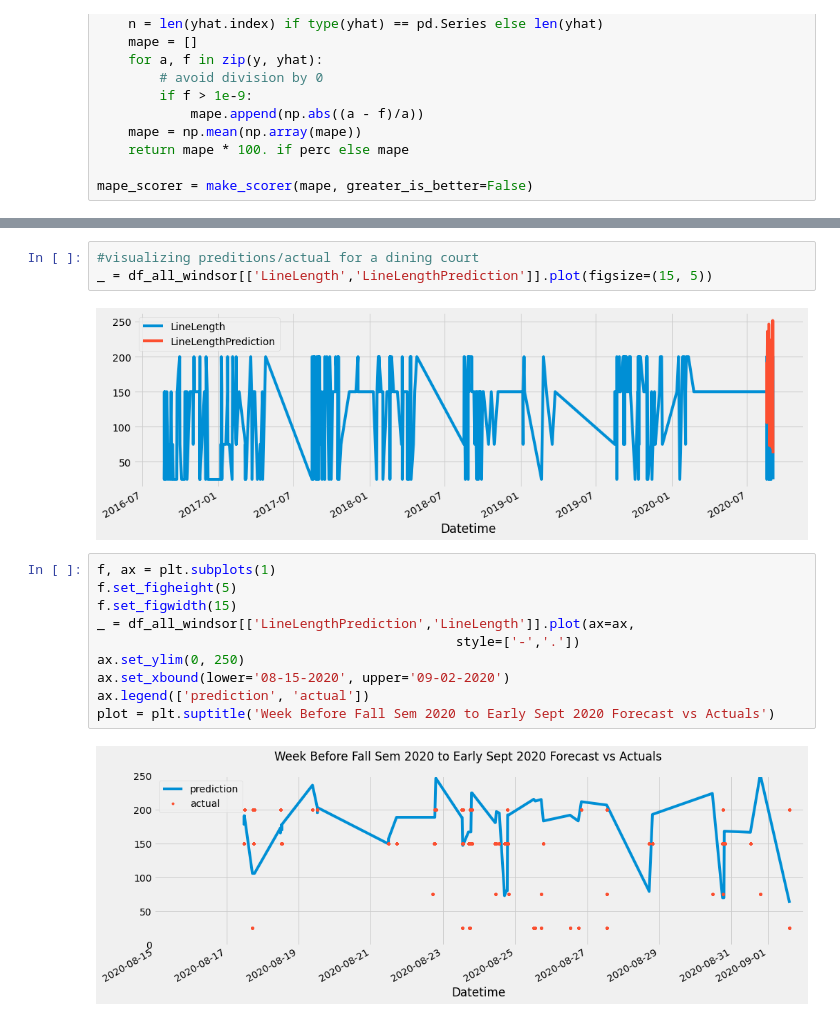
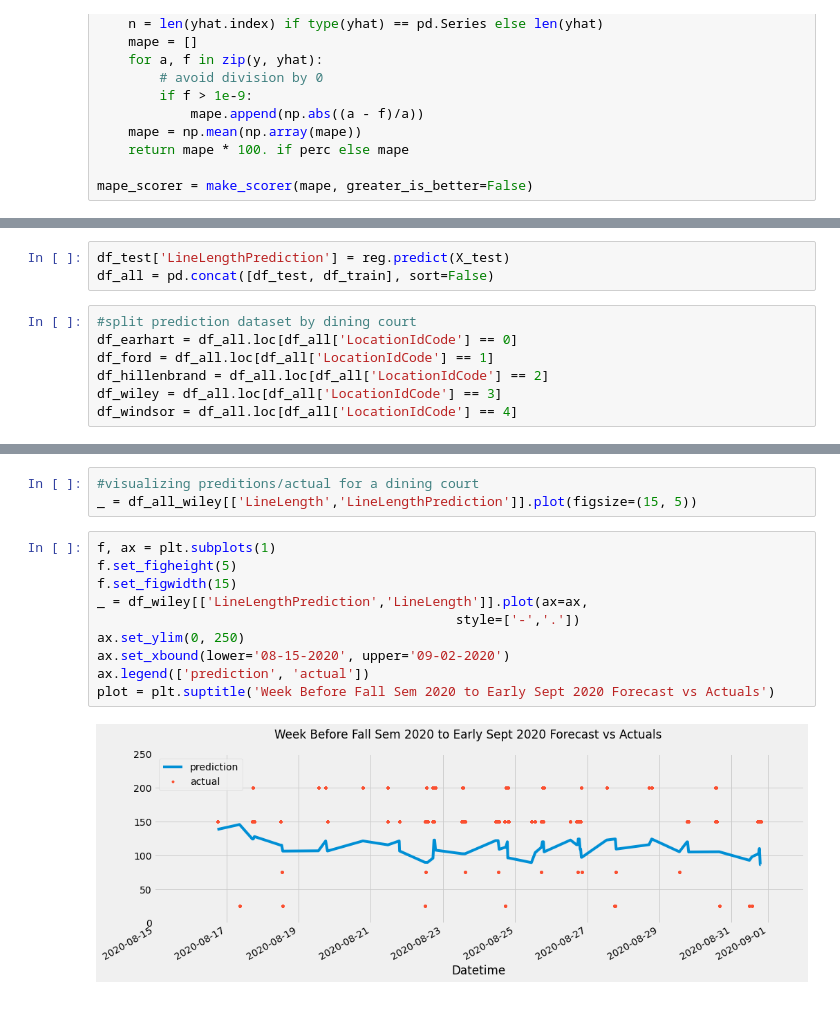
Before and after one commit to PurdueEats/backend, a Jupyter notebook: backend/XGBoost/XgbregressActual.ipynb, the cells around one changed output, grey strips where cells are left out. Cells and saved outputs as stored; diff of their text form.

Commit message:
added pickle file, modified xgboost ipynb for better formatting, attempted experiemental datasets

```diff
--- a/backend/XGBoost/XgbregressActual.ipynb
+++ b/backend/XGBoost/XgbregressActual.ipynb
@@ -358,3 +310,13 @@ print(f"Root mean square error cross-validation/test: {cv_score:.4f} / {test_sco
+# %%
+df_test['LineLengthPrediction'] = reg.predict(X_test)
+df_all = pd.concat([df_test, df_train], sort=False)
+# %%
+#split prediction dataset by dining court
+df_earhart = df_all.loc[df_all['LocationIdCode'] == 0]
+df_ford = df_all.loc[df_all['LocationIdCode'] == 1]
+df_hillenbrand = df_all.loc[df_all['LocationIdCode'] == 2]
+df_wiley = df_all.loc[df_all['LocationIdCode'] == 3]
+df_windsor = df_all.loc[df_all['LocationIdCode'] == 4]
 # %%
 f, ax = plt.subplots(1)
 f.set_figheight(5)
@@ -481,20 +380,18 @@ df_all_windsor.LineLengthPrediction = df_all_windsor.LineLengthPrediction * 1.25
 # %%
 #visualizing preditions/actual for a dining court
-_ = df_all_windsor[['LineLength','LineLengthPrediction']].plot(figsize=(15, 5))
+_ = df_all_wiley[['LineLength','LineLengthPrediction']].plot(figsize=(15, 5))
-# %% [output]
-[figure, removed]
 # %%
 f, ax = plt.subplots(1)
 f.set_figheight(5)
 f.set_figwidth(15)
-_ = df_all_windsor[['LineLengthPrediction','LineLength']].plot(ax=ax,
+_ = df_wiley[['LineLengthPrediction','LineLength']].plot(ax=ax,
                                               style=['-','.'])
 ax.set_ylim(0, 250)
 ax.set_xbound(lower='08-15-2020', upper='09-02-2020')
 ax.legend(['prediction', 'actual'])
 plot = plt.suptitle('Week Before Fall Sem 2020 to Early Sept 2020 Forecast vs Actuals')
 # %% [output]
-[figure, old version]
+[figure, new version]
 # %%
 f, ax = plt.subplots(1)
 f.set_figheight(5)
```
Also changed, not shown: parts of 32 cells of this notebook, 1 other file.
